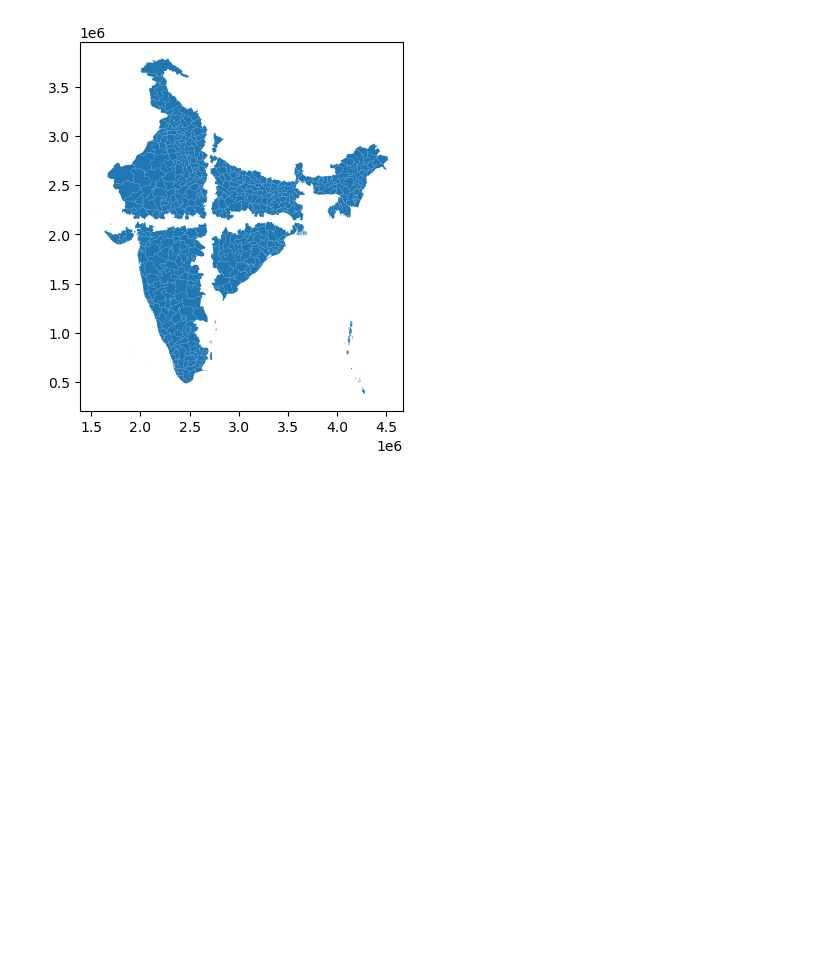
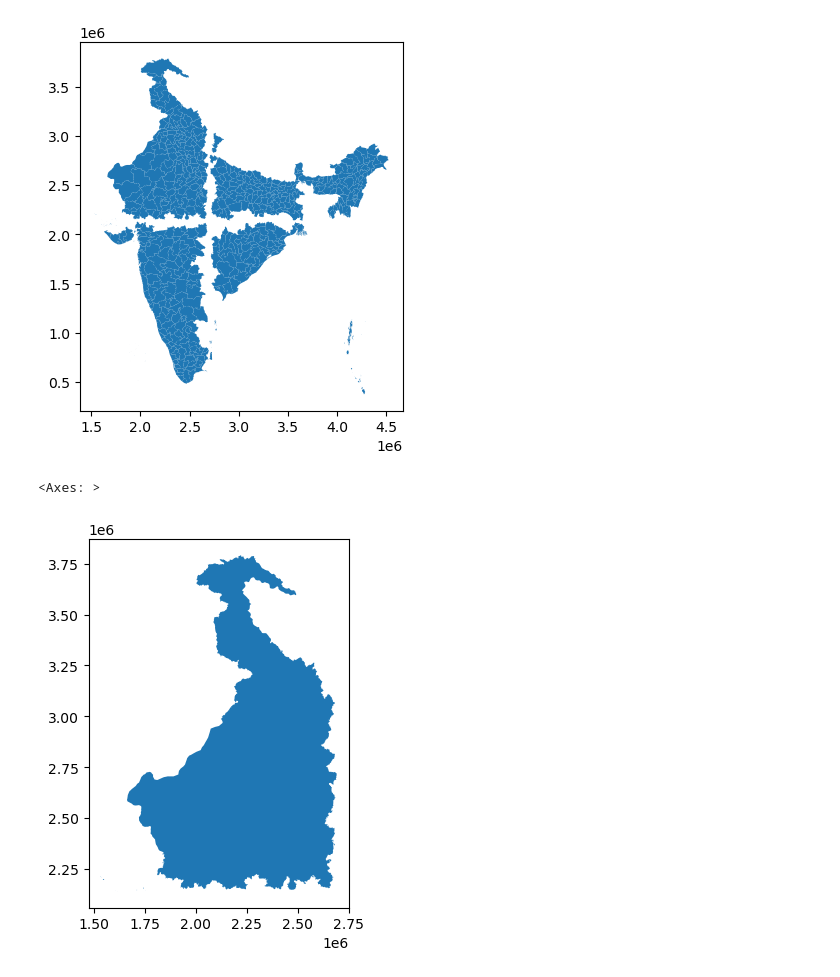
Before and after one commit to gokussj100/geodfprepro, a Jupyter notebook: Tarea 3 .ipynb, the cells around one changed output. Cells and saved outputs as stored; diff of their text form; code cells hidden in the pictures; blank space fills up the shorter version.

```diff
--- a/Tarea 3 .ipynb
+++ b/Tarea 3 .ipynb
@@ -711,3 +711,8 @@ india_municipalities.overlay(muniMidindia, how='difference').plot()
 # %% [output]
 <Axes: >
 [figure]
+# %%
+India_topLeft.overlay(muniMidindia, how='difference').plot()
+# %% [output]
+<Axes: >
+[figure, added]
```
Also changed, not shown: parts of 5 cells of this notebook.
